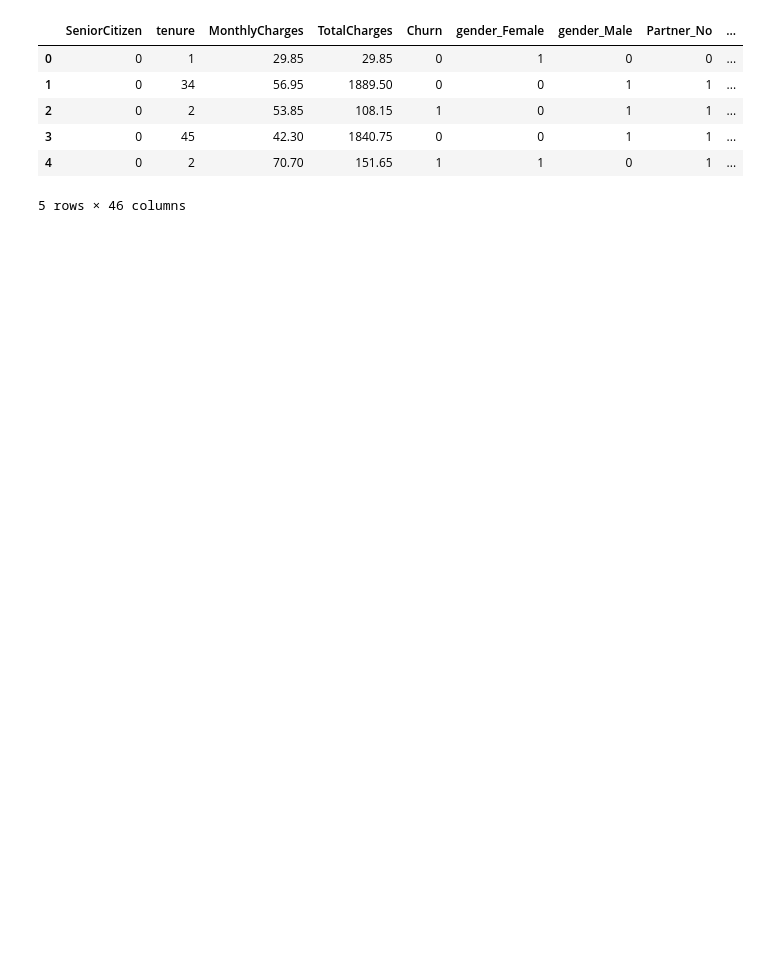
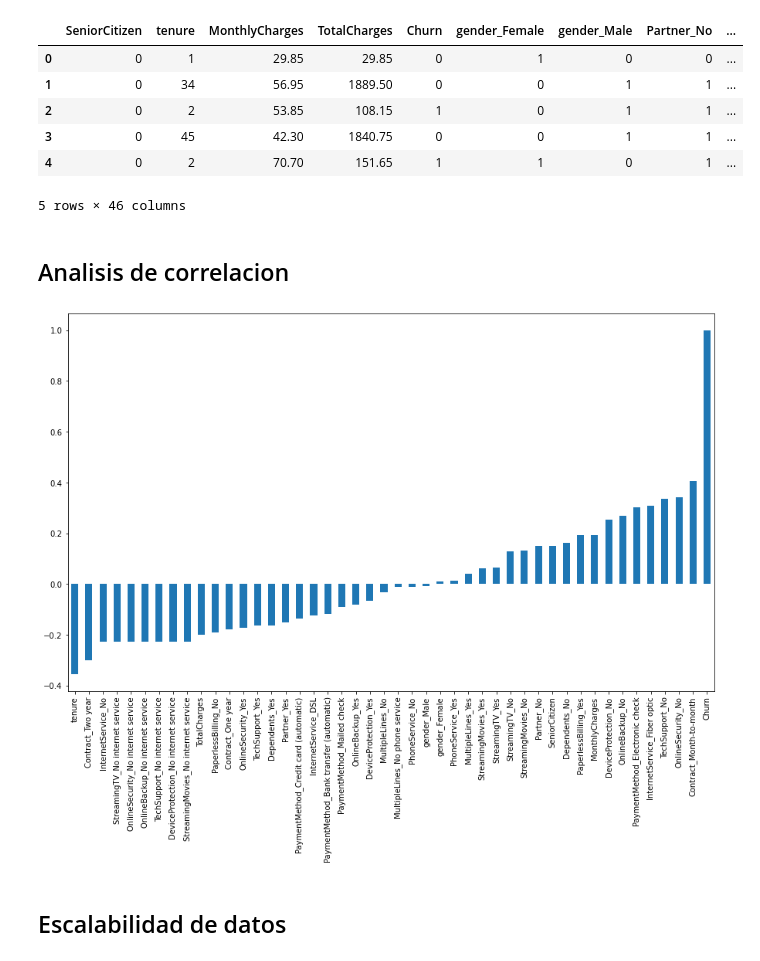
Before and after one commit to araod14/logistic_regresion, a Jupyter notebook: binomian_logistic_regresion.ipynb, the cells around one changed output. Saved outputs shown, nothing was run; the diff lists cells and outputs as text; code cells hidden in the pictures; blank space fills up the shorter version.

```diff
--- a/binomian_logistic_regresion.ipynb
+++ b/binomian_logistic_regresion.ipynb
@@ -95,3 +94,13 @@ df_data_processing.head()
 | 3 | 0 | 45 | 42.30 | 1840.75 | 0 | 0 | 1 | 1 | ... |
 | 4 | 0 | 2 | 70.70 | 151.65 | 1 | 1 | 0 | 1 | ... |
 5 rows × 46 columns
+# %% [markdown]
+## Analisis de correlacion
+# %%
+fig = plt.figure(figsize=(15,9))
+df_data_processing.corr()['Churn'].sort_values(ascending=True).plot(kind='bar')
+plt.show()
+# %% [output]
+[figure, added]
+# %% [markdown]
+## Escalabilidad de datos
```
Also changed, not shown: parts of 35 cells of this notebook.
